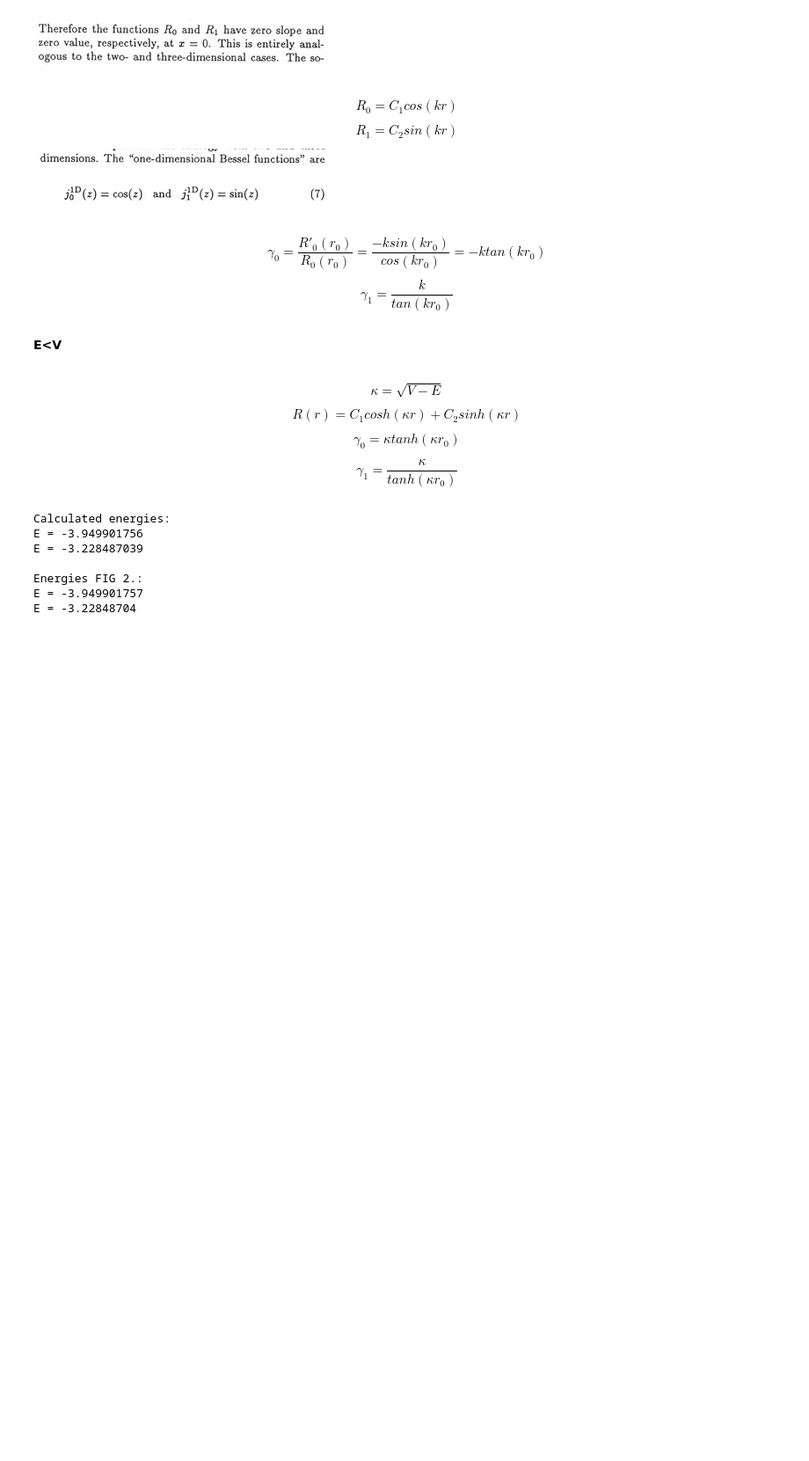
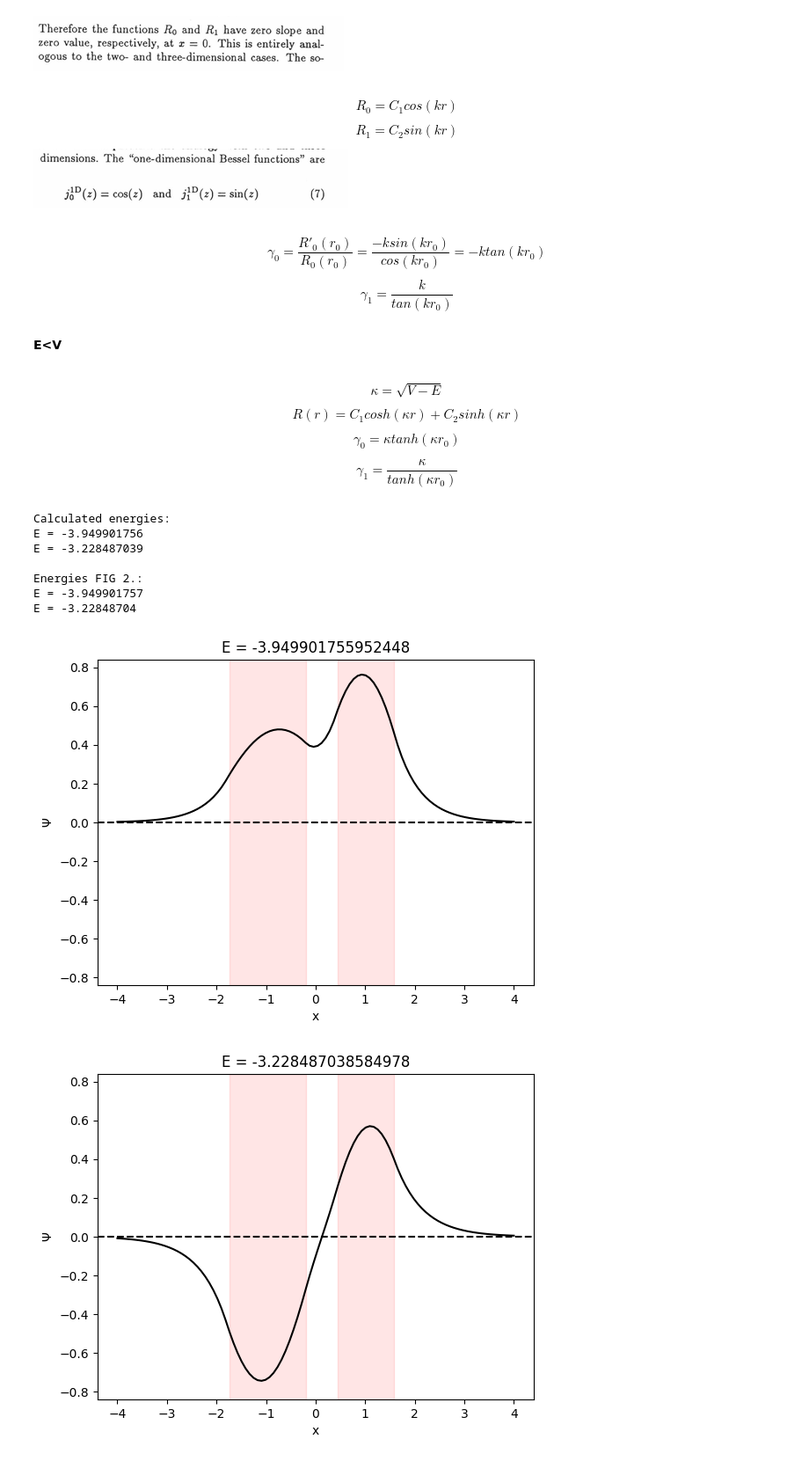
Before and after one commit to m-martyna/QuantumMST, a Jupyter notebook: Butler2.ipynb, the cells around one changed output. Shown at 88% size. Cells and saved outputs as stored; diff of their text form; code cells hidden in the pictures; blank space fills up the shorter version.

```diff
--- a/Butler2.ipynb
+++ b/Butler2.ipynb
@@ -129,7 +129,7 @@ def gamma(E, V, r):
 # %%
 def m_matrix(E, gamma_0, gamma_1, r0):
 
-    if E >= 0:
+    if(E >= 0):
         return np.nan, np.nan
 
     alpha = np.sqrt(-E)
@@ -144,7 +144,7 @@ def m_matrix(E, gamma_0, gamma_1, r0):
 
     return m0, m1
 # %%
-def secular_eq_func(E, r_A, V_A, r_B, V_B, R_AB):
+def secular(E, r_A, V_A, r_B, V_B, R_AB):
 
     alpha = np.sqrt(-E)
 
@@ -165,8 +165,8 @@ from scipy.optimize import brentq
 eigenenergies = []
 
 #brentq -> searches for a root of the function within the interval
-e1 = brentq(secular_eq_func, -4.5, -3.5, args=(rA, VA, rB, VB, RAB))
-e2 = brentq(secular_eq_func, -3.5, -2.5, args=(rA, VA, rB, VB, RAB))
+e1 = brentq(secular, -4.5, -3.5, args=(rA, VA, rB, VB, RAB))
+e2 = brentq(secular, -3.5, -2.5, args=(rA, VA, rB, VB, RAB))
 
 
 print("Calculated energies:")
@@ -187,0 +298,59 @@ E = -3.22848704
+# %%
+components_e1 = calc_psi_components(e1)
+components_e2 = calc_psi_components(e2)
+
+psi_e1 = np.array([calc_psi(x, components_e1) for x in array_x])
+psi_e2 = np.array([calc_psi(x, components_e2) for x in array_x])
+
+#rescaling graphs
+# psi_e1 /= 100
+# psi_e2 /= -100
+# a = np.max(psi_e1)*1.1
+
+# plt.plot(array_x, psi_e1, color='black')
+# plt.axhline(0, ls='--', color='black')
+# plt.fill_between(array_x, -a, a, where=V<0, color='red', alpha=0.1)
+# plt.ylim(-a, a)
+# plt.title(f"E = {e1}")
+# plt.xlabel("x")
+# plt.ylabel(f"$\Psi$")
+# plt.show()
+
+
+# plt.plot(array_x, psi_e2, color='black')
+# plt.axhline(0, ls='--',  color='black')
+# plt.fill_between(array_x, -a, a, where=V<0, color='red', alpha=0.1)
+# plt.ylim(-a, a)
+# plt.title(f"E = {e2}")
+# plt.xlabel("x")
+# plt.ylabel(f"$\Psi$")
+# plt.show()
+
+import scipy.integrate
+integral_e1 = scipy.integrate.simpson((np.abs(psi_e1)**2), x = array_x)
+integral_e2 = scipy.integrate.simpson((np.abs(psi_e2)**2), x = array_x)
+norm_psi_e1 = psi_e1/np.sqrt(integral_e1)
+norm_psi_e2 = psi_e2/np.sqrt(integral_e2)
+a = np.max(norm_psi_e1)*1.1
+
+plt.plot(array_x, norm_psi_e1, color='black')
+plt.axhline(0, ls='--', color='black')
+plt.fill_between(array_x, -a, a, where=V<0, color='red', alpha=0.1)
+plt.ylim(-a, a)
+plt.title(f"E = {e1}")
+plt.xlabel("x")
+plt.ylabel(f"$\Psi$")
+plt.show()
+
+
+plt.plot(array_x, norm_psi_e2, color='black')
+plt.axhline(0, ls='--',  color='black')
+plt.fill_between(array_x, -a, a, where=V<0, color='red', alpha=0.1)
+plt.ylim(-a, a)
+plt.title(f"E = {e2}")
+plt.xlabel("x")
+plt.ylabel(f"$\Psi$")
+plt.show()
+# %% [output]
+[figure, added]
+[figure, added]
```
Also changed, not shown: parts of 2 cells of this notebook.
